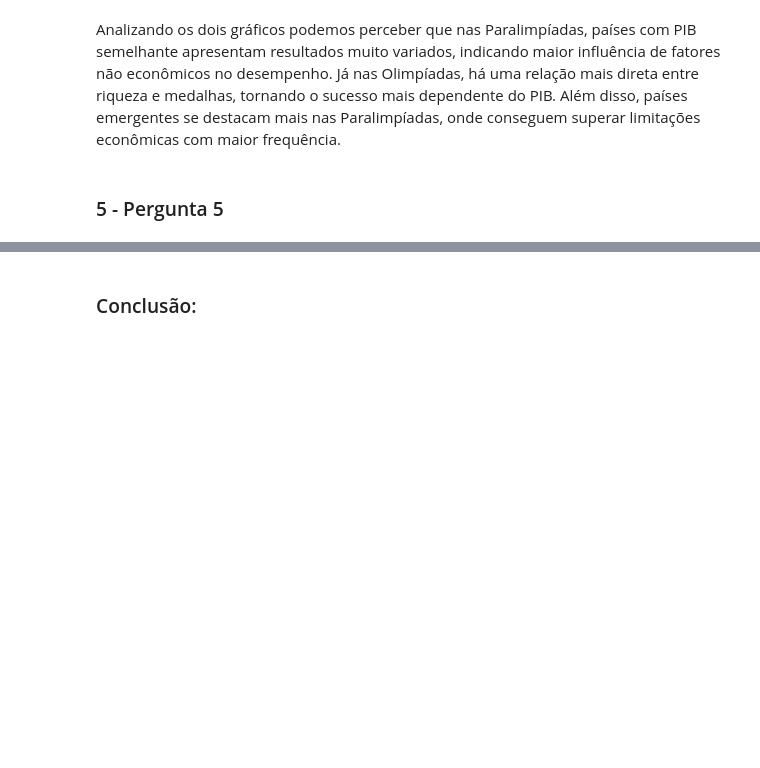
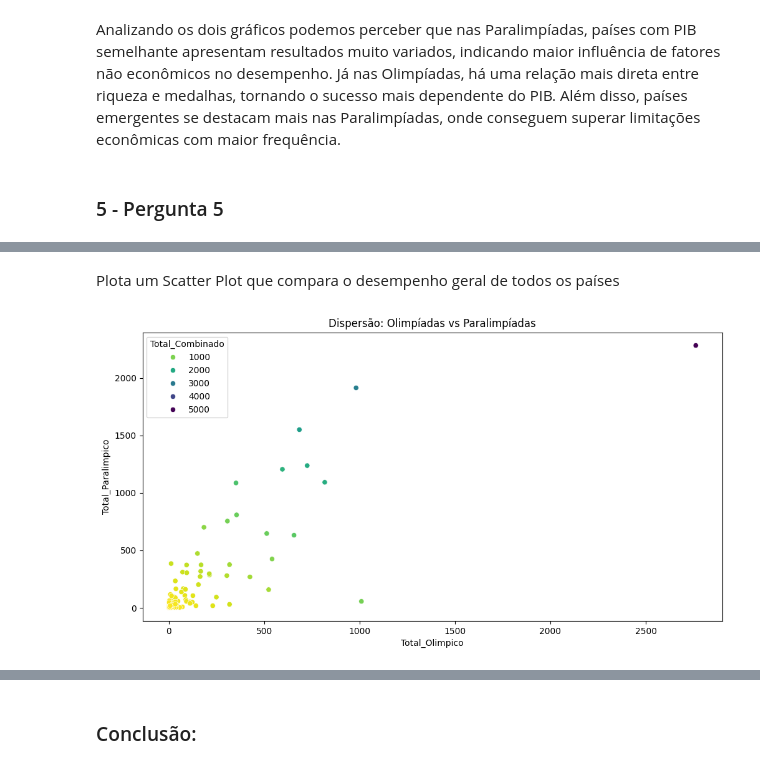
Before and after one commit to ClaraCaldas/Projeto-ICD, a Jupyter notebook: RELATORIO.ipynb, the cells around one changed output, grey strips where cells are left out. Drawn from its saved outputs; the diff is of its cells as text; code cells hidden in the pictures; blank space fills up the shorter version.

```diff
--- a/RELATORIO.ipynb
+++ b/RELATORIO.ipynb
@@ -1032,0 +1232,13 @@ Analizando os dois gráficos podemos perceber que nas Paralimpíadas, países co
+# %% [markdown]
+Plota um Scatter Plot que compara o desempenho geral de todos os países
+# %%
+def scatter_plot():
+
+    plt.figure(figsize=(12, 6))
+    sns.scatterplot(data= df_olim_e_para, x= "Total_Olimpico", y= "Total_Paralimpico", hue= "Total_Combinado", palette= "viridis_r")
+    plt.title('Dispersão: Olimpíadas vs Paralimpíadas')
+    plt.show()
+
+scatter_plot()
+# %% [output]
+[figure, added]
```
Also changed, not shown: parts of 28 cells of this notebook.
